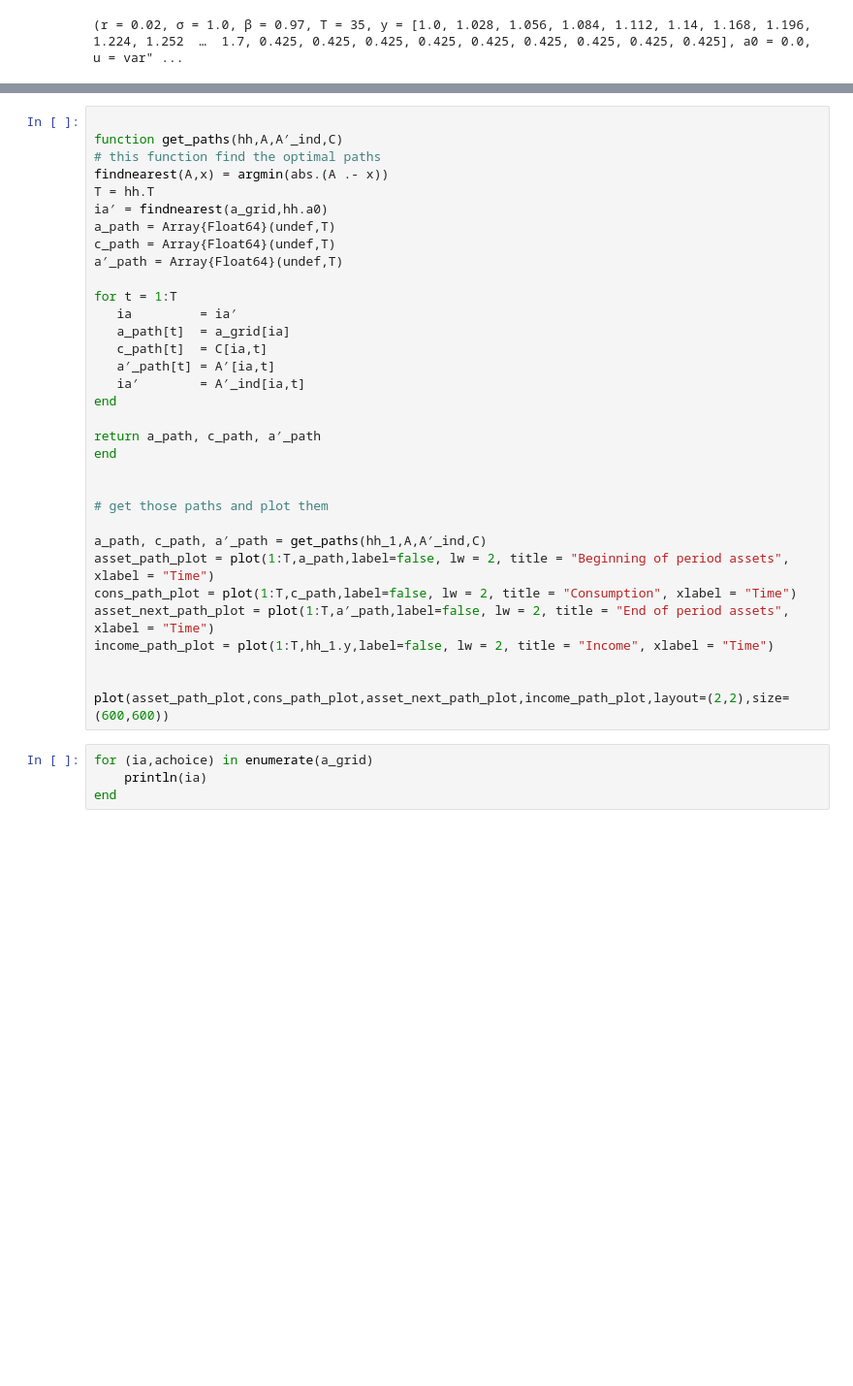
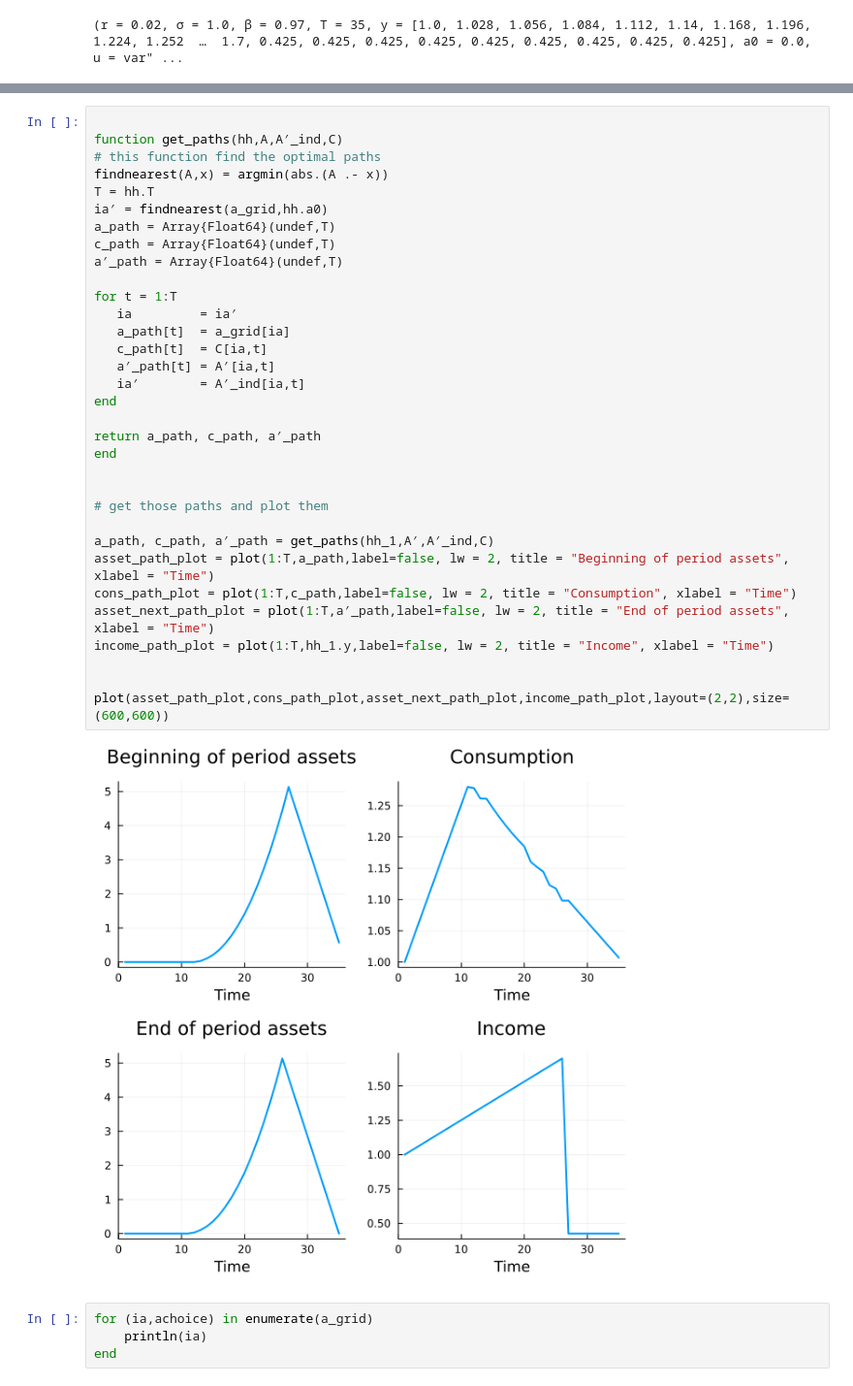
Before and after one commit to pzoch/QEcon2022, a Jupyter notebook: week3/finite_horizon_vfi.ipynb, the cells around one changed output, grey strips where cells are left out. Shown at 97% size. Drawn from its saved outputs; the diff is of its cells as text; blank space fills up the shorter version.

```diff
--- a/week3/finite_horizon_vfi.ipynb
+++ b/week3/finite_horizon_vfi.ipynb
@@ -128,34 +134,36 @@ display(assets_plot)
 function get_paths(hh,A,A′_ind,C)
 # this function find the optimal paths
 findnearest(A,x) = argmin(abs.(A .- x))
 T = hh.T
 ia′ = findnearest(a_grid,hh.a0)
 a_path = Array{Float64}(undef,T)
 c_path = Array{Float64}(undef,T)
 a′_path = Array{Float64}(undef,T)
 
 for t = 1:T
    ia         = ia′
    a_path[t]  = a_grid[ia]
    c_path[t]  = C[ia,t]
    a′_path[t] = A′[ia,t]
    ia′        = A′_ind[ia,t]
 end
 
 return a_path, c_path, a′_path
 end
 
 
 # get those paths and plot them
 
-a_path, c_path, a′_path = get_paths(hh_1,A,A′_ind,C)
+a_path, c_path, a′_path = get_paths(hh_1,A′,A′_ind,C)
 asset_path_plot = plot(1:T,a_path,label=false, lw = 2, title = "Beginning of period assets", xlabel = "Time")
 cons_path_plot = plot(1:T,c_path,label=false, lw = 2, title = "Consumption", xlabel = "Time")
 asset_next_path_plot = plot(1:T,a′_path,label=false, lw = 2, title = "End of period assets", xlabel = "Time")
 income_path_plot = plot(1:T,hh_1.y,label=false, lw = 2, title = "Income", xlabel = "Time")
 
 
 plot(asset_path_plot,cons_path_plot,asset_next_path_plot,income_path_plot,layout=(2,2),size=(600,600))
+# %% [output]
+[figure, added]
 # %%
 for (ia,achoice) in enumerate(a_grid)
     println(ia)
```
Also changed, not shown: parts of 4 cells of this notebook, 4 other files.
